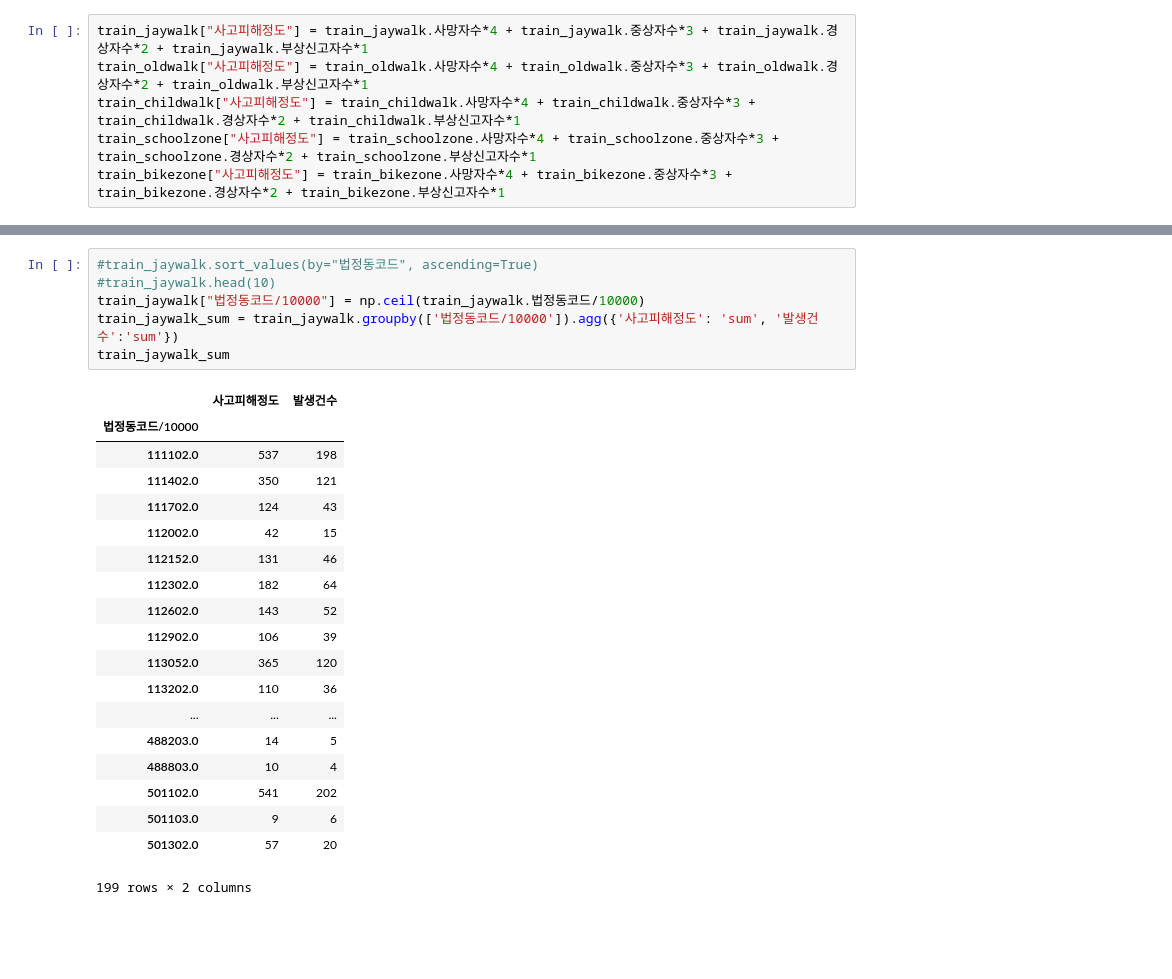
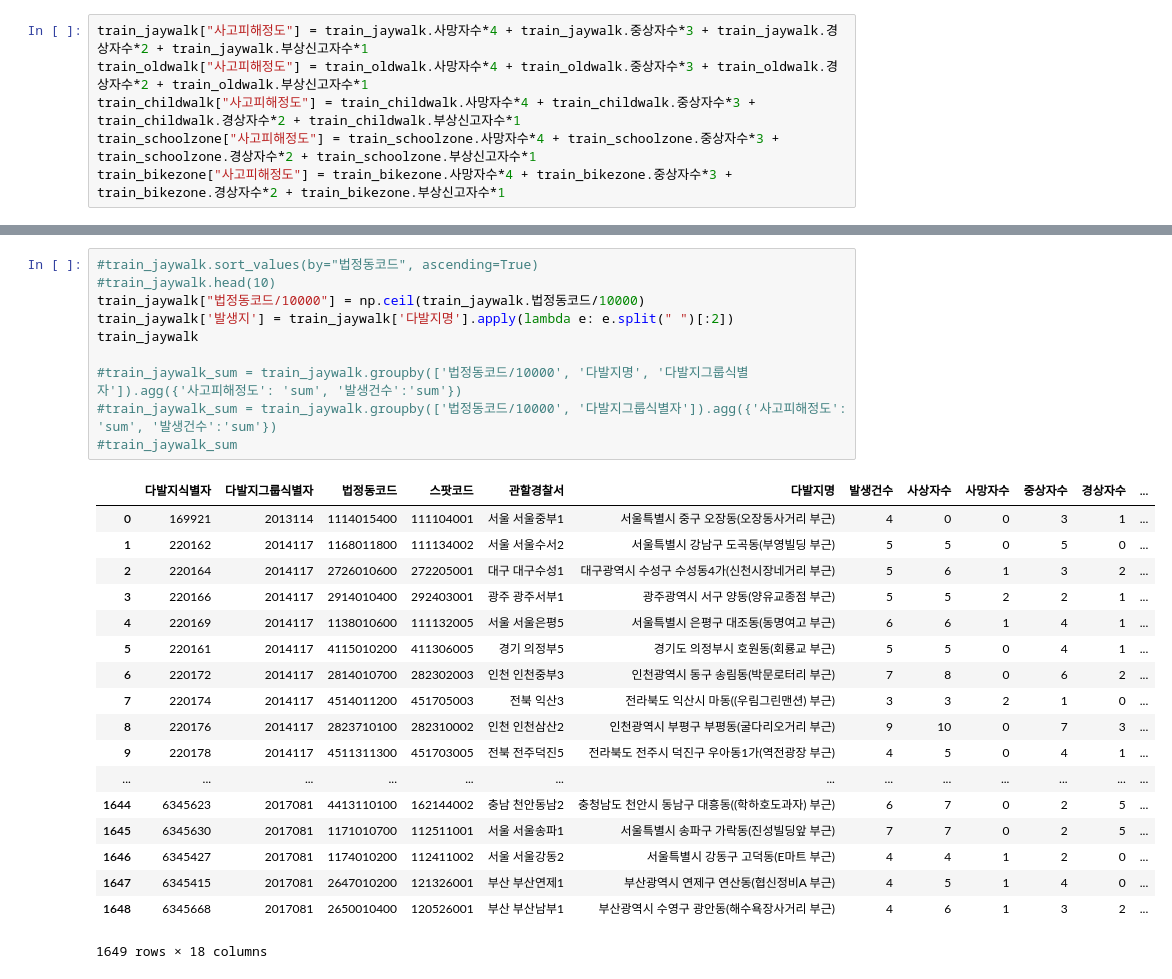
Before and after one commit to parksunwoo/dbs_zero2all, a Jupyter notebook: 9th_week/maps_modeling.ipynb, the cells around one changed output, grey strips where cells are left out. Cells and saved outputs as stored; diff of their text form; blank space fills up the shorter version.

```diff
--- a/9th_week/maps_modeling.ipynb
+++ b/9th_week/maps_modeling.ipynb
@@ -326,28 +312,31 @@ train_bikezone["사고피해정도"] = train_bikezone.사망자수*4 + train_bik
 # %%
 #train_jaywalk.sort_values(by="법정동코드", ascending=True)
 #train_jaywalk.head(10)
 train_jaywalk["법정동코드/10000"] = np.ceil(train_jaywalk.법정동코드/10000)
-train_jaywalk_sum = train_jaywalk.groupby(['법정동코드/10000']).agg({'사고피해정도': 'sum', '발생건수':'sum'})
-train_jaywalk_sum
+train_jaywalk['발생지'] = train_jaywalk['다발지명'].apply(lambda e: e.split(" ")[:2])
+train_jaywalk
+
+#train_jaywalk_sum = train_jaywalk.groupby(['법정동코드/10000', '다발지명', '다발지그룹식별자']).agg({'사고피해정도': 'sum', '발생건수':'sum'})
+#train_jaywalk_sum = train_jaywalk.groupby(['법정동코드/10000', '다발지그룹식별자']).agg({'사고피해정도': 'sum', '발생건수':'sum'})
+#train_jaywalk_sum
 # %% [output]
-|  | 사고피해정도 | 발생건수 |
-| 법정동코드/10000 |  |  |
-| 111102.0 | 537 | 198 |
-| 111402.0 | 350 | 121 |
-| 111702.0 | 124 | 43 |
-| 112002.0 | 42 | 15 |
-| 112152.0 | 131 | 46 |
-| 112302.0 | 182 | 64 |
-| 112602.0 | 143 | 52 |
-| 112902.0 | 106 | 39 |
-| 113052.0 | 365 | 120 |
-| 113202.0 | 110 | 36 |
-| ... | ... | ... |
-| 488203.0 | 14 | 5 |
-| 488803.0 | 10 | 4 |
-| 501102.0 | 541 | 202 |
-| 501103.0 | 9 | 6 |
-| 501302.0 | 57 | 20 |
+|  | 다발지식별자 | 다발지그룹식별자 | 법정동코드 | 스팟코드 | 관할경찰서 | 다발지명 | 발생건수 | 사상자수 | 사망자수 | 중상자수 | 경상자수 | ... |
+| 0 | 169921 | 2013114 | 1114015400 | 111104001 | 서울 서울중부1 | 서울특별시 중구 오장동(오장동사거리 부근) | 4 | 0 | 0 | 3 | 1 | ... |
+| 1 | 220162 | 2014117 | 1168011800 | 111134002 | 서울 서울수서2 | 서울특별시 강남구 도곡동(부영빌딩 부근) | 5 | 5 | 0 | 5 | 0 | ... |
+| 2 | 220164 | 2014117 | 2726010600 | 272205001 | 대구 대구수성1 | 대구광역시 수성구 수성동4가(신천시장네거리 부근) | 5 | 6 | 1 | 3 | 2 | ... |
+| 3 | 220166 | 2014117 | 2914010400 | 292403001 | 광주 광주서부1 | 광주광역시 서구 양동(양유교종점 부근) | 5 | 5 | 2 | 2 | 1 | ... |
+| 4 | 220169 | 2014117 | 1138010600 | 111132005 | 서울 서울은평5 | 서울특별시 은평구 대조동(동명여고 부근) | 6 | 6 | 1 | 4 | 1 | ... |
+| 5 | 220161 | 2014117 | 4115010200 | 411306005 | 경기 의정부5 | 경기도 의정부시 호원동(회룡교 부근) | 5 | 5 | 0 | 4 | 1 | ... |
+| 6 | 220172 | 2014117 | 2814010700 | 282302003 | 인천 인천중부3 | 인천광역시 동구 송림동(박문로터리 부근) | 7 | 8 | 0 | 6 | 2 | ... |
+| 7 | 220174 | 2014117 | 4514011200 | 451705003 | 전북 익산3 | 전라북도 익산시 마동((우림그린맨션) 부근) | 3 | 3 | 2 | 1 | 0 | ... |
+| 8 | 220176 | 2014117 | 2823710100 | 282310002 | 인천 인천삼산2 | 인천광역시 부평구 부평동(굴다리오거리 부근) | 9 | 10 | 0 | 7 | 3 | ... |
+| 9 | 220178 | 2014117 | 4511311300 | 451703005 | 전북 전주덕진5 | 전라북도 전주시 덕진구 우아동1가(역전광장 부근) | 4 | 5 | 0 | 4 | 1 | ... |
+| ... | ... | ... | ... | ... | ... | ... | ... | ... | ... | ... | ... | ... |
+| 1644 | 6345623 | 2017081 | 4413110100 | 162144002 | 충남 천안동남2 | 충청남도 천안시 동남구 대흥동((학하호도과자) 부근) | 6 | 7 | 0 | 2 | 5 | ... |
+| 1645 | 6345630 | 2017081 | 1171010700 | 112511001 | 서울 서울송파1 | 서울특별시 송파구 가락동(진성빌딩앞 부근) | 7 | 7 | 0 | 2 | 5 | ... |
+| 1646 | 6345427 | 2017081 | 1174010200 | 112411002 | 서울 서울강동2 | 서울특별시 강동구 고덕동(E마트 부근) | 4 | 4 | 1 | 2 | 0 | ... |
+| 1647 | 6345415 | 2017081 | 2647010200 | 121326001 | 부산 부산연제1 | 부산광역시 연제구 연산동(협신정비A 부근) | 4 | 5 | 1 | 4 | 0 | ... |
+| 1648 | 6345668 | 2017081 | 2650010400 | 120526001 | 부산 부산남부1 | 부산광역시 수영구 광안동(해수욕장사거리 부근) | 4 | 6 | 1 | 3 | 2 | ... |
-199 rows × 2 columns
+1649 rows × 18 columns
 # %%
 train_oldwalk["법정동코드/10000"] = np.ceil(train_oldwalk.법정동코드/10000)
```
Also changed, not shown: parts of 24 cells of this notebook, 1 other file.
